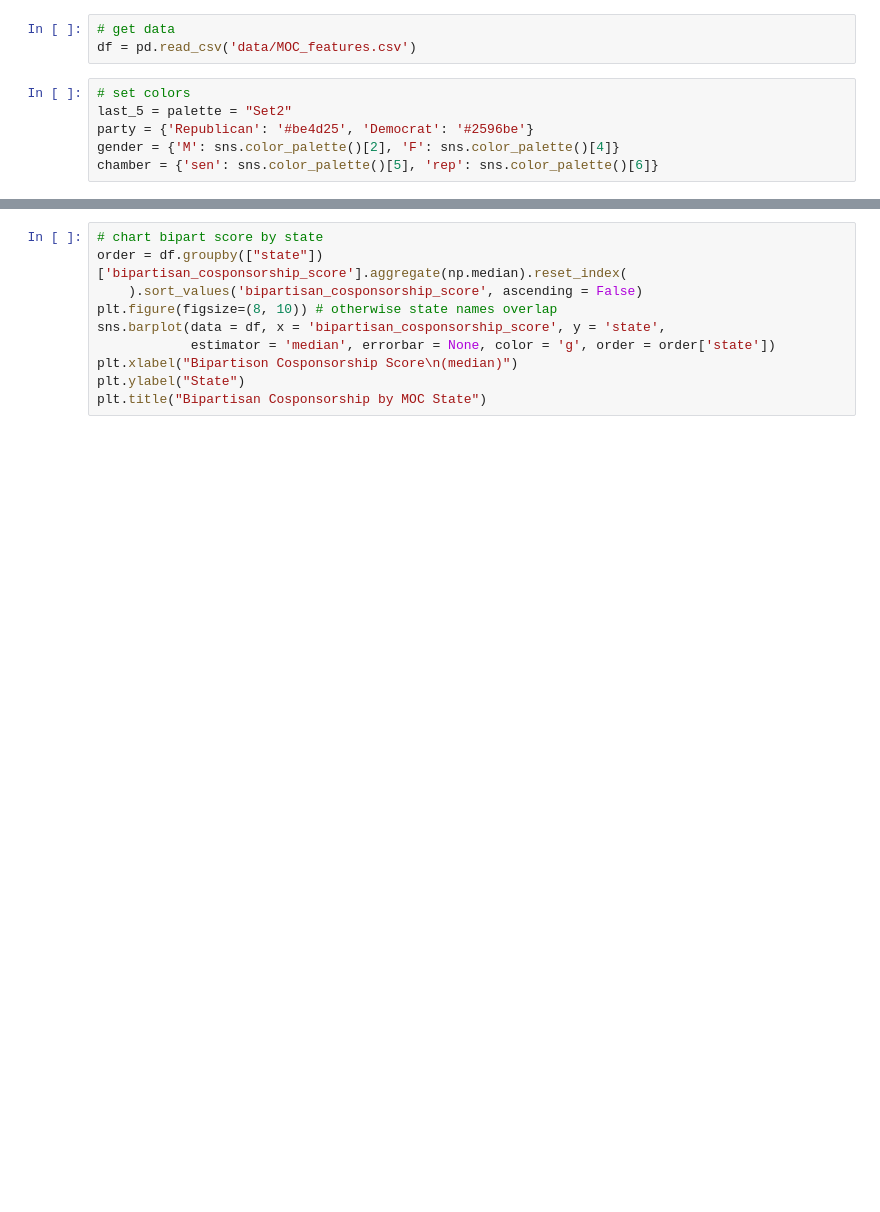
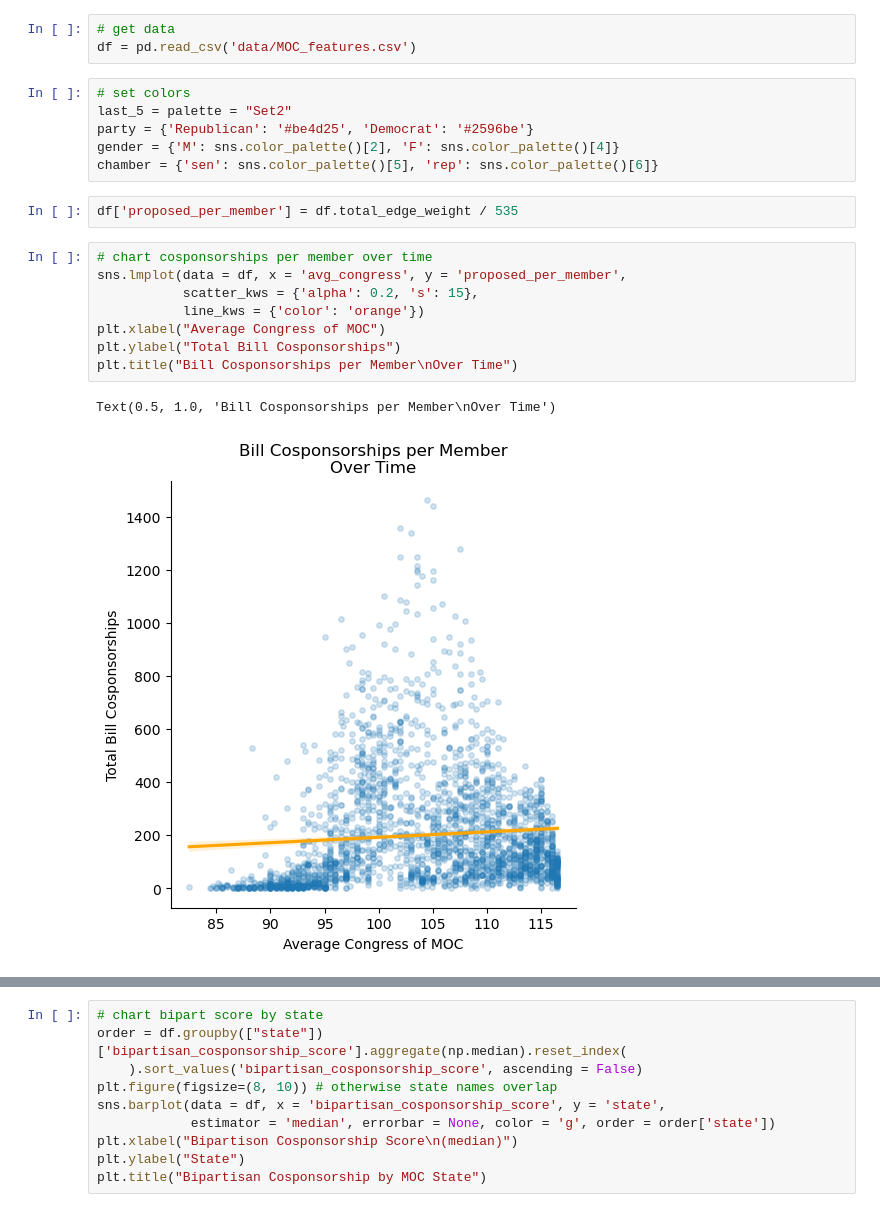
Before and after one commit to hhuntz/congressional_networks, a Jupyter notebook: visualization.ipynb, the cells around one changed output, grey strips where cells are left out. Cells and saved outputs as stored; diff of their text form; blank space fills up the shorter version.

```diff
--- a/visualization.ipynb
+++ b/visualization.ipynb
@@ -14,3 +14,16 @@ last_5 = palette = "Set2"
 party = {'Republican': '#be4d25', 'Democrat': '#2596be'}
 gender = {'M': sns.color_palette()[2], 'F': sns.color_palette()[4]}
 chamber = {'sen': sns.color_palette()[5], 'rep': sns.color_palette()[6]}
+# %%
+df['proposed_per_member'] = df.total_edge_weight / 535
+# %%
+# chart cosponsorships per member over time
+sns.lmplot(data = df, x = 'avg_congress', y = 'proposed_per_member',
+           scatter_kws = {'alpha': 0.2, 's': 15},
+           line_kws = {'color': 'orange'})
+plt.xlabel("Average Congress of MOC")
+plt.ylabel("Total Bill Cosponsorships")
+plt.title("Bill Cosponsorships per Member\nOver Time")
+# %% [output]
+Text(0.5, 1.0, 'Bill Cosponsorships per Member\nOver Time')
+[figure, added]
```
Also changed, not shown: parts of 2 cells of this notebook.
